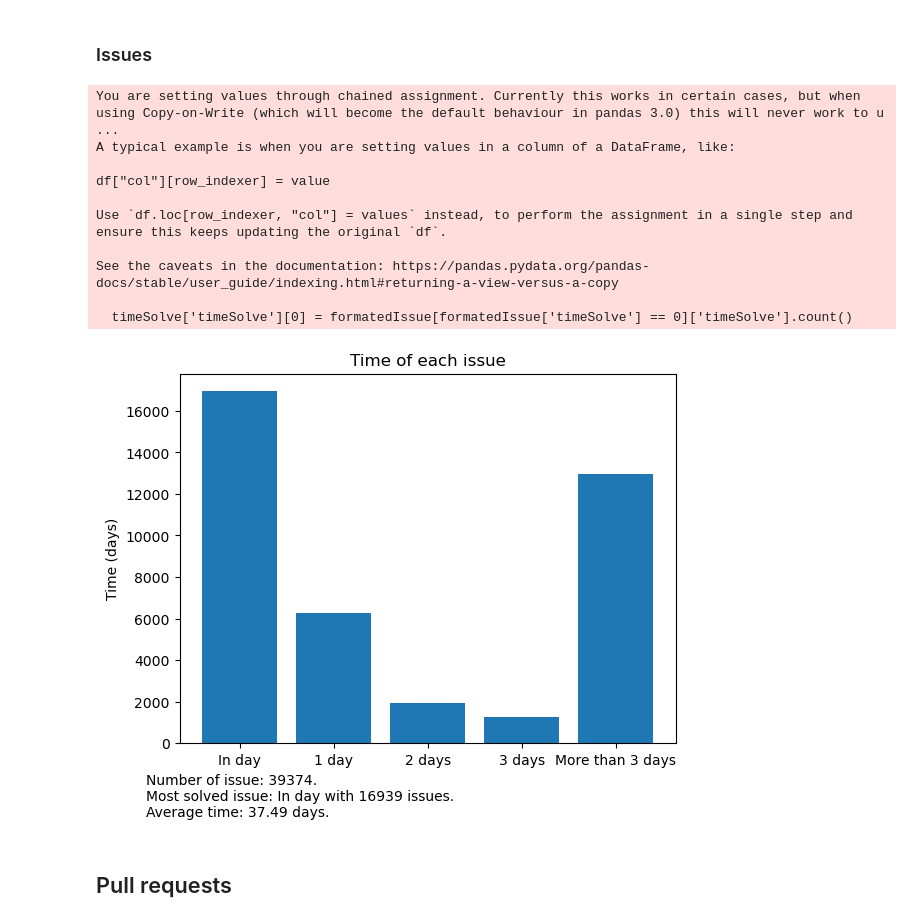
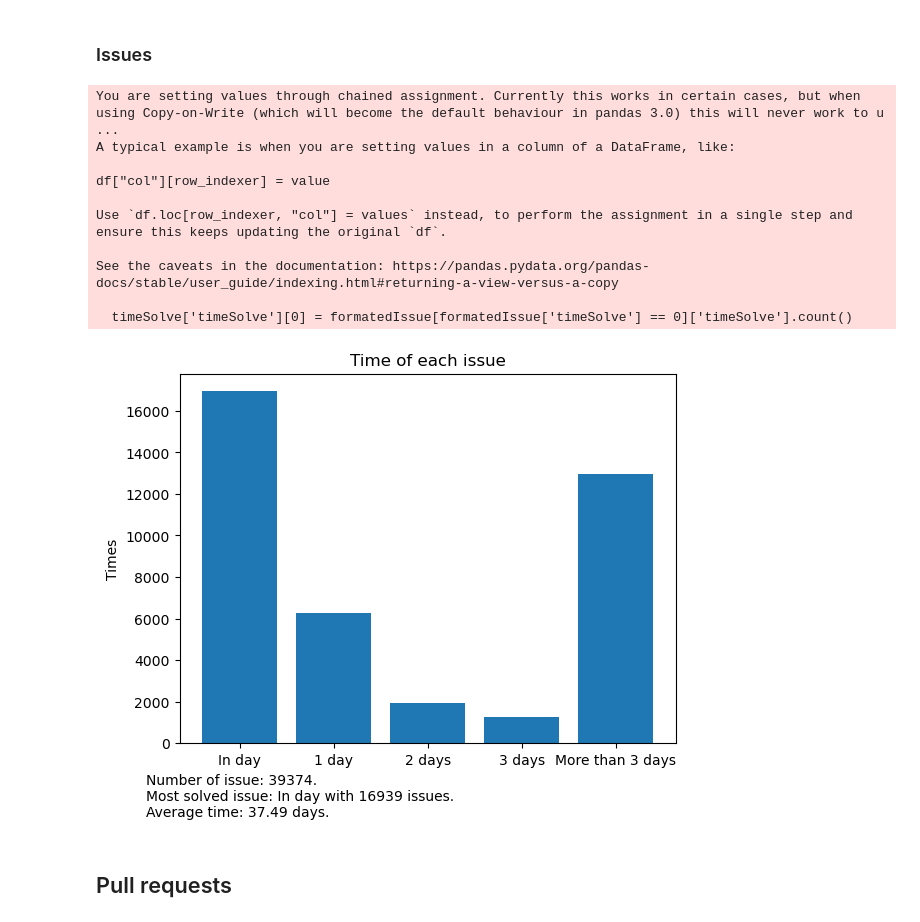
Before and after one commit to its6ueq/AIT2003, a Jupyter notebook: main.ipynb, the cells around one changed output. Drawn from its saved outputs; the diff is of its cells as text; code cells hidden in the pictures.

```diff
--- a/main.ipynb
+++ b/main.ipynb
@@ -156,32 +133,32 @@ See the caveats in the documentation: https://pandas.pydata.org/pandas-docs/stab
 # %%
 formatedIssue['timeSolve'] = (formatedIssue['closed_at'] - formatedIssue['created_at']).dt.days
 timeSolve = pd.DataFrame()
 timeSolve.index = ['In day', '1 day', '2 days', '3 days', 'More than 3 days']
 timeSolve['timeSolve'] = [formatedIssue[formatedIssue['timeSolve'] == 0].count(), 0, 0, 0, 0]
 timeSolve['timeSolve'][0] = formatedIssue[formatedIssue['timeSolve'] == 0]['timeSolve'].count()
 timeSolve['timeSolve'][1] = formatedIssue[formatedIssue['timeSolve'] == 1]['timeSolve'].count()
 timeSolve['timeSolve'][2] = formatedIssue[formatedIssue['timeSolve'] == 2]['timeSolve'].count()
 timeSolve['timeSolve'][3] = formatedIssue[formatedIssue['timeSolve'] == 3]['timeSolve'].count()
 timeSolve['timeSolve'][4] = formatedIssue[formatedIssue['timeSolve'] > 3]['timeSolve'].count()
 plt.subplot().bar(x = timeSolve.index, height = timeSolve['timeSolve'])
-plt.ylabel('Time (days)')
+plt.ylabel('Times')
 plt.title('Time of each issue')
 plt.text(-1, -2000, f'Number of issue: {len(formatedIssue)}.')
 plt.text(-1, -2750, f'Most solved issue: {timeSolve["timeSolve"].idxmax()} with {timeSolve["timeSolve"].max()} issues.')
 plt.text(-1, -3500, f'Average time: {formatedIssue["timeSolve"].mean():.2f} days.')
 formatedIssue.to_csv('Data/Issue/finalFile.csv', index = False)
 # %% [output]
 You are setting values through chained assignment. Currently this works in certain cases, but when using Copy-on-Write (which will become the default behaviour in pandas 3.0) this will never work to u ...
 A typical example is when you are setting values in a column of a DataFrame, like:
 
 df["col"][row_indexer] = value
 
 Use `df.loc[row_indexer, "col"] = values` instead, to perform the assignment in a single step and ensure this keeps updating the original `df`.
 
 See the caveats in the documentation: https://pandas.pydata.org/pandas-docs/stable/user_guide/indexing.html#returning-a-view-versus-a-copy
 
   timeSolve['timeSolve'][0] = formatedIssue[formatedIssue['timeSolve'] == 0]['timeSolve'].count()
-[figure, old version]
+[figure, new version]
 # %% [markdown]
 ## Pull requests
 # %% [markdown]
```
Also changed, not shown: parts of 16 cells of this notebook, 1 other file.
